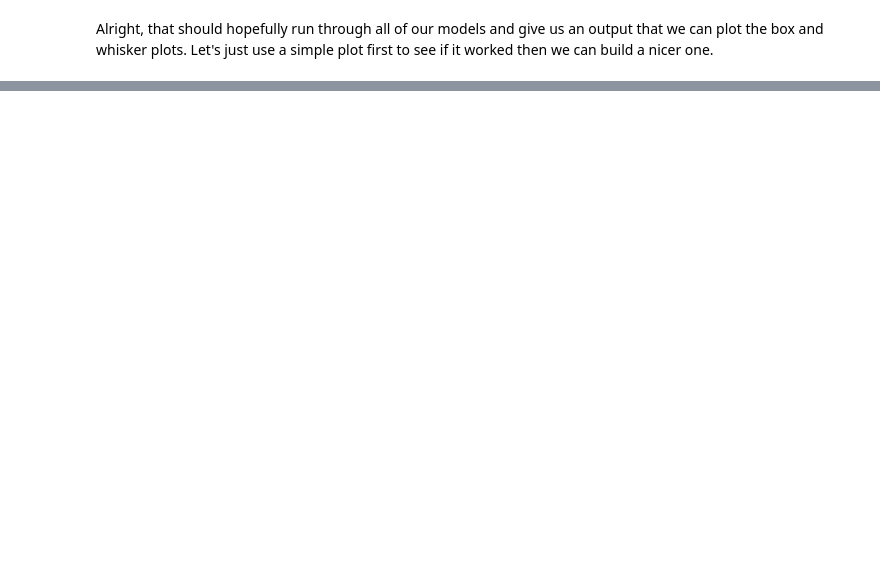
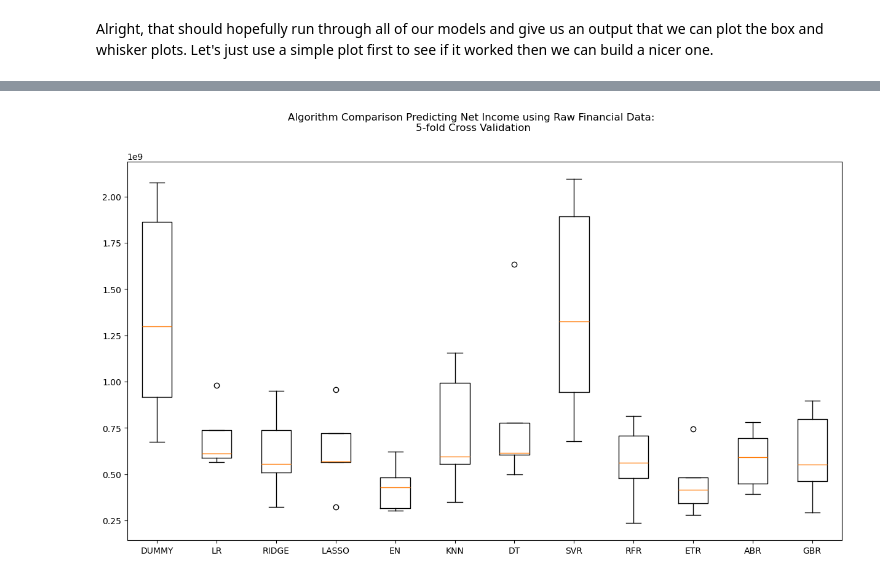
Before and after one commit to tmacpherson6/machine_learning_in_fundamental_valuations, a Jupyter notebook: Notebooks/Thomas/9 - Baseline Supervised Learning Models.ipynb, the cells around one changed output, grey strips where cells are left out. Cells and saved outputs as stored; diff of their text form; code cells hidden in the pictures; blank space fills up the shorter version.

```diff
--- a/Notebooks/Thomas/9 - Baseline Supervised Learning Models.ipynb
+++ b/Notebooks/Thomas/9 - Baseline Supervised Learning Models.ipynb
@@ -311,0 +313,10 @@ plt.show()
+# %%
+fig = plt.figure()
+fig.suptitle('Algorithm Comparison Predicting Net Income using Raw Financial Data: \n5-fold Cross Validation')
+ax = fig.add_subplot(111)
+plt.boxplot(kfold_results_ear)
+ax.set_xticklabels(names)
+fig.set_size_inches(15,8)
+plt.show()
+# %% [output]
+[figure, added]
```
Also changed, not shown: parts of 2 cells of this notebook.
